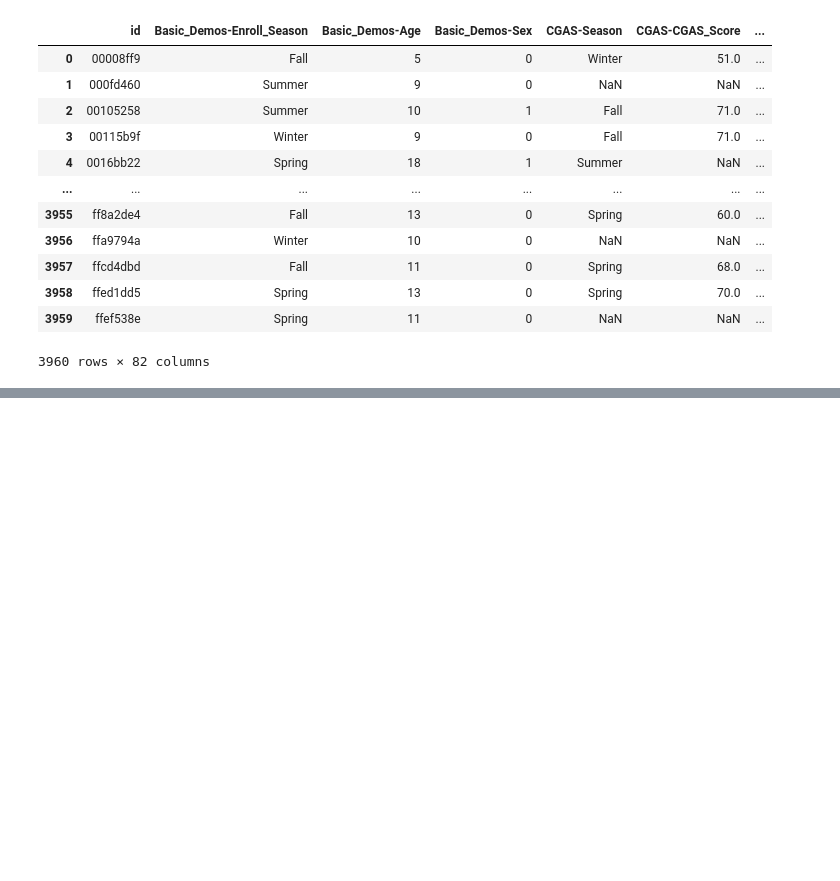
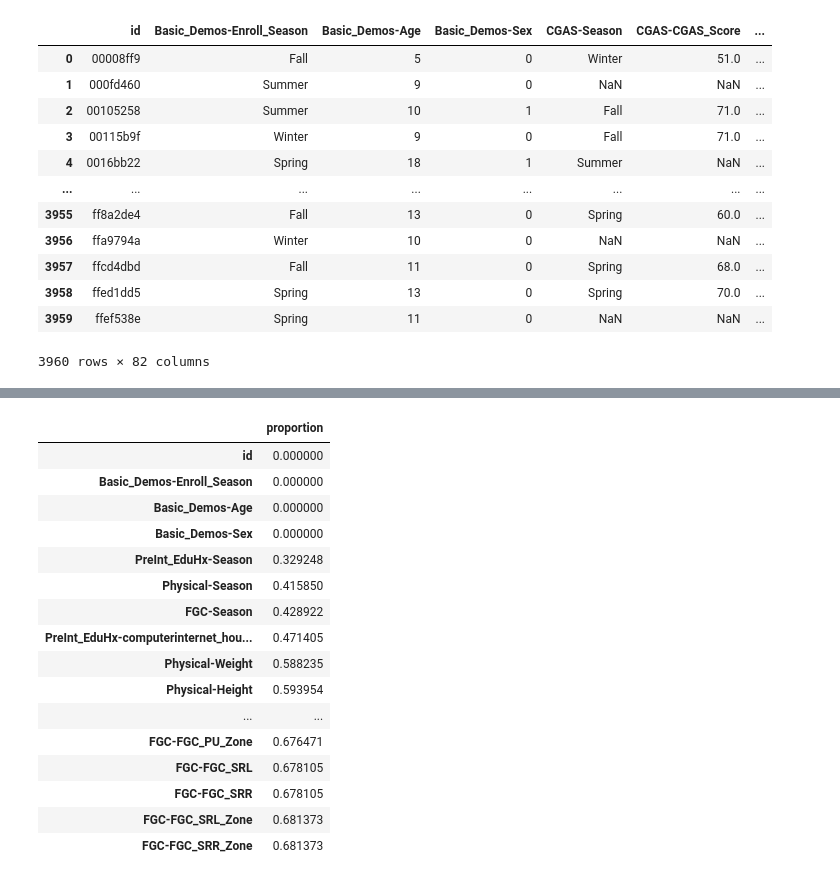
Before and after one commit to mYstoRi/2024aut-data-mining-final, a Jupyter notebook: train_preprocess.ipynb, the cells around one changed output, grey strips where cells are left out. Drawn from its saved outputs; the diff is of its cells as text; code cells hidden in the pictures; blank space fills up the shorter version.

```diff
--- a/train_preprocess.ipynb
+++ b/train_preprocess.ipynb
@@ -53,0 +60,23 @@ we choose features that has this threshold that
+# %%
+threshold = 0.7
+
+missing_portion = pd.DataFrame(train_labelnt.isnull().sum()/len(train_labelnt), columns=['proportion'])
+missing_portion[missing_portion['proportion'] < threshold].sort_values(by='proportion')
+# %% [output]
+|  | proportion |
+| id | 0.000000 |
+| Basic_Demos-Enroll_Season | 0.000000 |
+| Basic_Demos-Age | 0.000000 |
+| Basic_Demos-Sex | 0.000000 |
+| PreInt_EduHx-Season | 0.329248 |
+| Physical-Season | 0.415850 |
+| FGC-Season | 0.428922 |
+| PreInt_EduHx-computerinternet_hou... | 0.471405 |
+| Physical-Weight | 0.588235 |
+| Physical-Height | 0.593954 |
+| ... | ... |
+| FGC-FGC_PU_Zone | 0.676471 |
+| FGC-FGC_SRL | 0.678105 |
+| FGC-FGC_SRR | 0.678105 |
+| FGC-FGC_SRL_Zone | 0.681373 |
+| FGC-FGC_SRR_Zone | 0.681373 |
```
Also changed, not shown: parts of 4 cells of this notebook, 3 other files.
